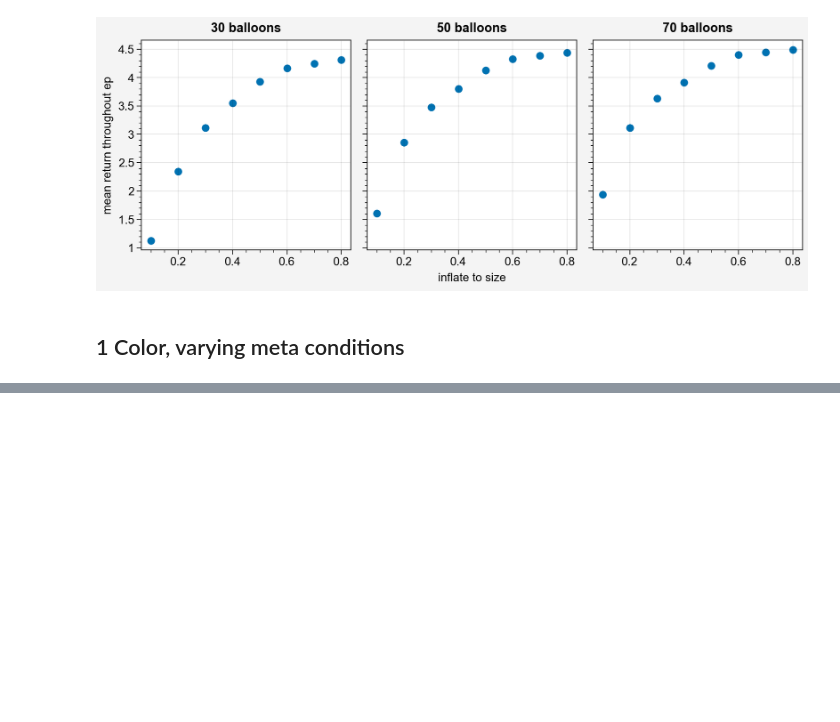
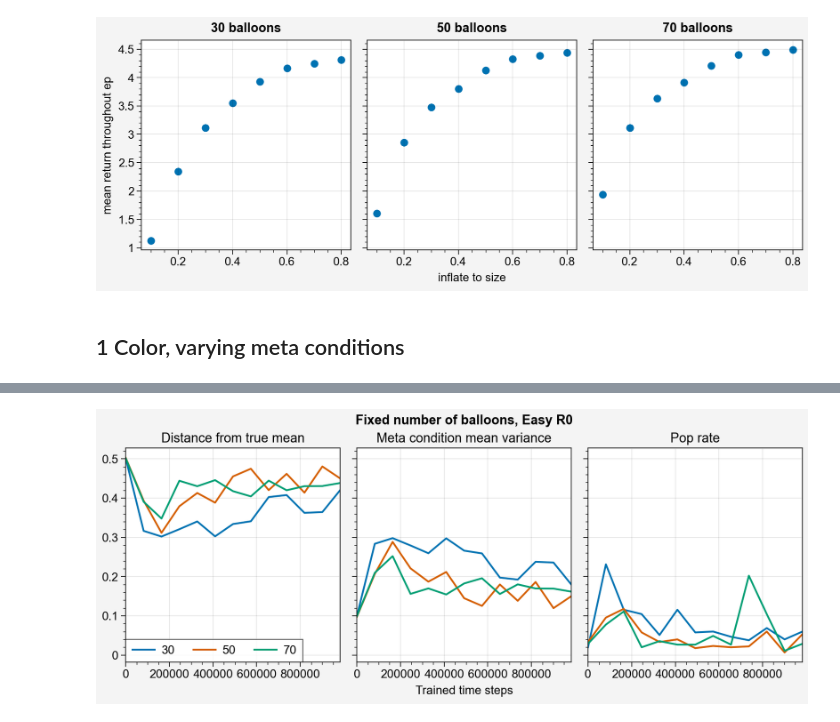
Before and after one commit to liuandrew/bart_ppo, a Jupyter notebook: write_and_test/bart_individual_episodes.ipynb, the cells around one changed output, grey strips where cells are left out. Drawn from its saved outputs; the diff is of its cells as text; code cells hidden in the pictures; blank space fills up the shorter version.

```diff
--- a/write_and_test/bart_individual_episodes.ipynb
+++ b/write_and_test/bart_individual_episodes.ipynb
@@ -428,0 +560,84 @@ res
+# %%
+progressive_data = pickle.load(open('data/meta1c_progressive_fixed_mean_diffs', 'rb'))
+comparisons = {
+    'num_balloons': {
+        'title': 'Fixed number of balloons, Easy R0',
+        'exp_types': ['easyr0n30', 'easyr0n50', 'easyr0n70'],
+        'labels': [30, 50, 70]
+    },
+    'reward_shaping': {
+        'title': 'Reward shaping, Easy',
+        'exp_types': ['easyr0', 'easyr1', 'easyr2', 'easyr3', 'easyr4'],
+        'labels': [0, 1, 2, 3, 4],
+    },
+    'easyr4batch': {
+        'title': 'Batch size, Easy R4',
+        'exp_types': ['easyr4', 'easyr4b256', 'easyr4b512'],
+        'labels': ['b128', 'b256', 'b512']
+    },
+    'num_balloons_rew': {
+        'title': 'Reward shaping and difficulty, 50 Balloons',
+        'exp_types': ['r0n50', 'r4n50', 'easyr0n50', 'easyr4n50'],
+        'labels': ['r0', 'r4', 'easyr0', 'easyr4']
+    },
+    'num_balloons_comp': {
+        'title': 'Comparing balloon limit to step limit',
+        'exp_types': ['easyr4', 'easyr4n50', 'r4', 'r4n50'],
+        'labels': ['easyr4', 'easyr4n50', 'r4', 'r4n50'],
+    },
+    'n50_batch': {
+        'title': 'Batch size, R0 N50',
+        'exp_types': ['r0n50b128', 'r0n50b256', 'r0n50b512',],
+        'labels': ['b128', 'b256', 'b512']
+    },
+    'easyn50_batch': {
+        'title': 'Batch size, Easy R0 N50',
+        'exp_types': ['easyr0n50b128', 'easyr0n50b256', 'easyr0n50b512',],
+        'labels': ['b128', 'b256', 'b512']
+    },
+    'n30_batch': {
+        'title': 'Batch size, R0 N30',
+        'exp_types': ['r0n30b128', 'r0n30b256', 'r0n30b512',],
+        'labels': ['b128', 'b256', 'b512']
+    },
+}
+
+plot_type_titles = {
+    'mean_diffs': 'Distance from true mean',
+    'self_diffs': 'Meta condition variance',
+    'pop_rates': 'Pop rate',
+}
+plot_type_titles = [
+    'Distance from true mean',
+    'Meta condition mean variance',
+    'Pop rate'
+]
+
+for key in comparisons:
+    fig, ax = pplt.subplots(ncols=3)
+    exp_types = comparisons[key]['exp_types']
+    labels = comparisons[key]['labels']
+
+    for i, exp_type in enumerate(exp_types):
+        batch_size = 128 #default
+        batch_re = re.search('b\d+', exp_type)
+        if batch_re:
+            batch_size = int(batch_re[0][1:])
+        chks = {
+            128: np.arange(0, 490, 40),
+            256: np.arange(0, 250, 20),
+            512: np.arange(0, 130, 10),
+        }[batch_size]
+        x = chks*batch_size*16
+        if exp_type in ['easyr0', 'easyr1', 'easyr2', 'easyr3']:
+            x = np.arange(0, 250, 20)*128*16
+        for j, plot_type in enumerate(progressive_data.keys()):
+            data = np.array(progressive_data[plot_type][exp_type])
+            y = data.mean(axis=2).mean(axis=0)
+            ax[j].plot(x, y, label=str(labels[i]))
+            ax[j].format(title=plot_type_titles[j])
+    ax.format(xlabel='Trained time steps',
+              suptitle=comparisons[key]['title'])
+    ax[0].legend()
+# %% [output]
+[figure, added]
```
Also changed, not shown: parts of 14 cells of this notebook, 2 other files.
